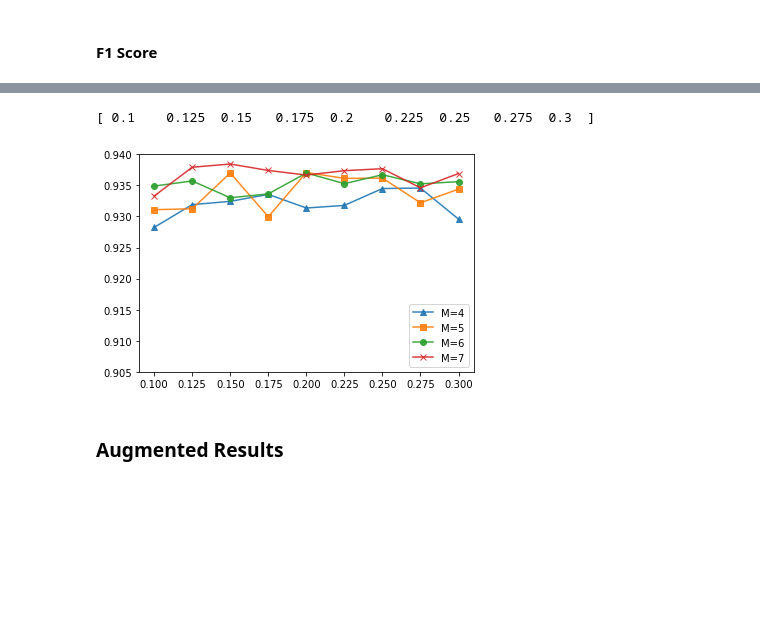
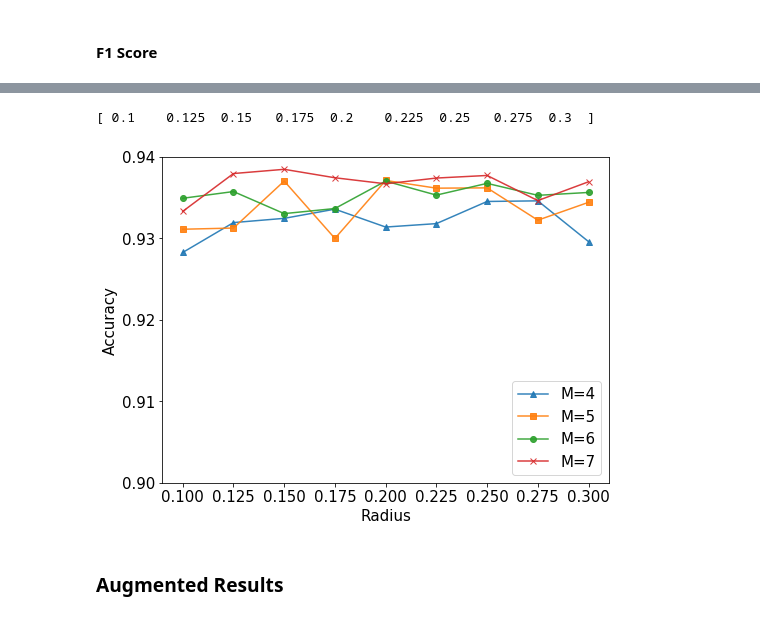
Before and after one commit to davidsjohnson/VPT2, a Jupyter notebook: CMJ Stuff.ipynb, the cells around one changed output, grey strips where cells are left out. Drawn from its saved outputs; the diff is of its cells as text; code cells hidden in the pictures; blank space fills up the shorter version.

```diff
--- a/CMJ Stuff.ipynb
+++ b/CMJ Stuff.ipynb
@@ -91,6 +95,6 @@ plt.savefig("/Users/fortjay81/Dropbox/Uvic/dissertation/publications/1_WIP/CMJ_V
 # %%
 offsets_dif = dif.generate_feature_offsets(n_offsets=100, radius=25000)
 # %%
-_, pixels_u, pixels_v = dif.calc_features(dmap, offsets_dif)
+pixels_u, pixels_v = dif.calc_features(dmap, offsets_dif)
 pixels_u = pixels_u.reshape(192, 480, len(offsets_dif[1]), 2)
 pixels_v = pixels_v.reshape(192, 480, len(offsets_dif[1]), 2)
@@ -185,6 +191,12 @@ print(np.average(dif_f_score))
 # %% [output]
 0.934464510552
 0.924960017689
+# %%
+font = {'family' : 'sans-serif',
+        'weight' : 'normal',
+        'size'   : 15}
+
+mpl.rc('font', **font)
 # %% [markdown]
 #### Accuracy
 # %%
@@ -242,19 +266,23 @@ plt.savefig("/Users/fortjay81/Dropbox/Uvic/dissertation/publications/1_WIP/CMJ_V
 # %%
 x_vals = np.linspace(.1, .3, 9)
 print(x_vals)
 
 markers = ["^", "s", "o", "x"]
+f = plt.figure(figsize=(8,6))
 
 axes = plt.gca()
-axes.set_ylim([.905,.940])
+axes.set_ylim([.900,.940])
+axes.set_yticks(np.linspace(.90,.940, 5))
+plt.ylabel("Accuracy")
 axes.set_xticks(x_vals)
+plt.xlabel("Radius")
 for i, m in enumerate(markers):
     plt.plot(x_vals, dcf_f_score[:,i], marker=m, alpha=.9)
 plt.legend(['M=4', 'M=5', 'M=6', 'M=7'], loc="lower right")
-plt.savefig("/Users/fortjay81/Dropbox/Uvic/dissertation/publications/1_WIP/CMJ_VPT_2017/figures/rdf-dcf-fscore-results.jpg")
+plt.savefig("/Users/fortjay81/Dropbox/Uvic/dissertation/publications/1_WIP/CMJ_VPT_2017/figures/raw/rdf-dcf-fscore-results.jpg")
 # %% [output]
 [ 0.1    0.125  0.15   0.175  0.2    0.225  0.25   0.275  0.3  ]
-[figure, old version]
+[figure, new version]
 # %% [markdown]
 ### Augmented Results
 # %%
```
Also changed, not shown: parts of 6 cells of this notebook, 9 other files.
